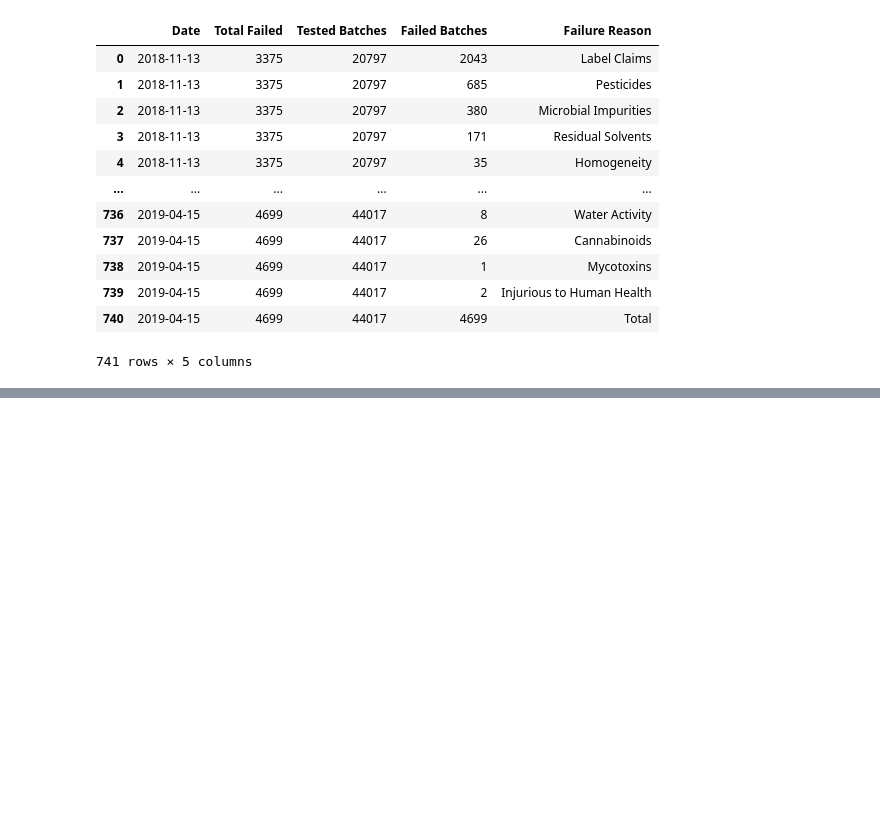
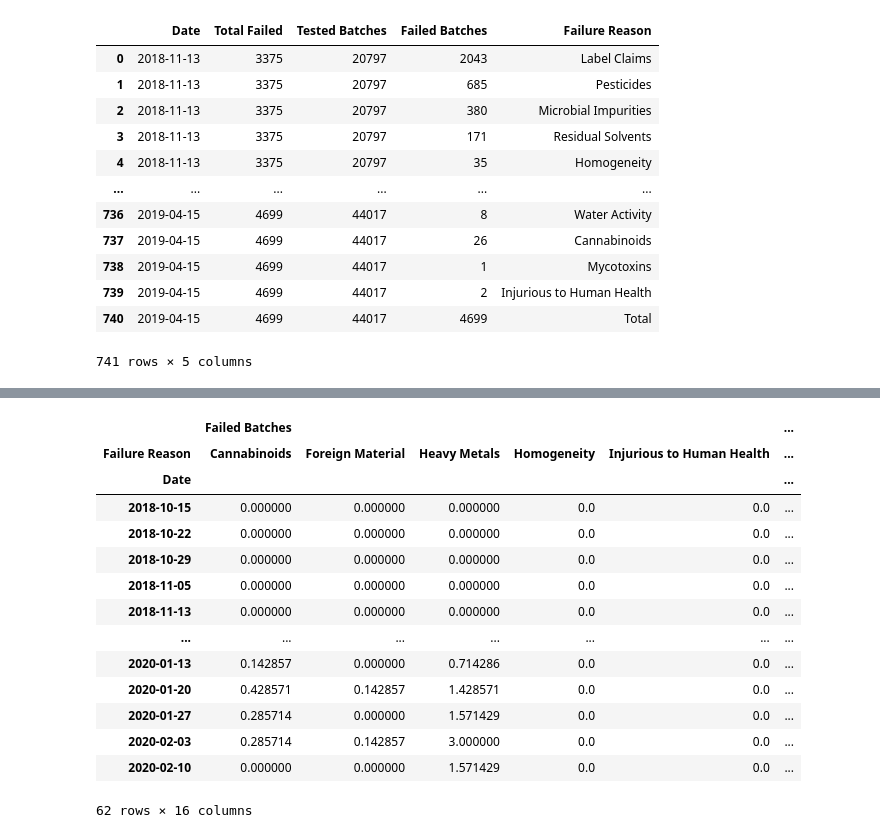
Before and after one commit to daericks/bcc_weekly_reports, a Jupyter notebook: notebooks/2-Transform-per_day.ipynb, the cells around one changed output, grey strips where cells are left out. Drawn from its saved outputs; the diff is of its cells as text; code cells hidden in the pictures; blank space fills up the shorter version.

Commit message:
avg_daily_features_categories done (import, delta, division by num_days)

```diff
--- a/notebooks/2-Transform-per_day.ipynb
+++ b/notebooks/2-Transform-per_day.ipynb
@@ -45,0 +42,12 @@ fc_pivot
+# %%
+# 'Tested Batches' does not apply to each 'Failure Type'
+# Collapse to a single column
+tested_batches = fc_pivot['Tested Batches'].max(axis=1)
+del fc_pivot['Tested Batches']
+fc_pivot['Tested Batches'] = tested_batches
+# %%
+# 'Total Failed' does not apply to each 'Failure Type'
+# Collapse to a single column
+total_failed = fc_pivot['Total Failed'].max(axis=1)
+del fc_pivot['Total Failed']
+fc_pivot['Total Failed'] = total_failed
@@ -94,0 +101,6 @@ list(delta_fc['Date'])
+# %%
+# Calculate 'Days in Period'. Can divide by int, not Timedelta
+oneday = pd.Timedelta(days=1)
+delta_fc['Days in Period'] = delta_fc['Date'] / oneday # Set unit to oneday
+delta_fc['Days in Period'] = delta_fc['Days in Period'].astype('int')
+delta_fc['Days in Period']
@@ -94,0 +121,23 @@ list(delta_fc['Date'])
+# %%
+# Divide by number of days
+# avg_daily_failure_categories is new df
+keep_cols = ['Failed Batches', 'Tested Batches', 'Total Failed']
+avg_daily_failure_categories = delta_fc[keep_cols].div(delta_fc['Days in Period'], axis=0)
+avg_daily_failure_categories['Days in Period'] = delta_fc['Days in Period']
+avg_daily_failure_categories
+# %% [output]
+|  | Failed Batches |  |  |  |  | ... |
+| Failure Reason | Cannabinoids | Foreign Material | Heavy Metals | Homogeneity | Injurious to Human Health | ... |
+| Date |  |  |  |  |  | ... |
+| 2018-10-15 | 0.000000 | 0.000000 | 0.000000 | 0.0 | 0.0 | ... |
+| 2018-10-22 | 0.000000 | 0.000000 | 0.000000 | 0.0 | 0.0 | ... |
+| 2018-10-29 | 0.000000 | 0.000000 | 0.000000 | 0.0 | 0.0 | ... |
+| 2018-11-05 | 0.000000 | 0.000000 | 0.000000 | 0.0 | 0.0 | ... |
+| 2018-11-13 | 0.000000 | 0.000000 | 0.000000 | 0.0 | 0.0 | ... |
+| ... | ... | ... | ... | ... | ... | ... |
+| 2020-01-13 | 0.142857 | 0.000000 | 0.714286 | 0.0 | 0.0 | ... |
+| 2020-01-20 | 0.428571 | 0.142857 | 1.428571 | 0.0 | 0.0 | ... |
+| 2020-01-27 | 0.285714 | 0.000000 | 1.571429 | 0.0 | 0.0 | ... |
+| 2020-02-03 | 0.285714 | 0.142857 | 3.000000 | 0.0 | 0.0 | ... |
+| 2020-02-10 | 0.000000 | 0.000000 | 1.571429 | 0.0 | 0.0 | ... |
+62 rows × 16 columns
```
Also changed, not shown: parts of 12 cells of this notebook.
